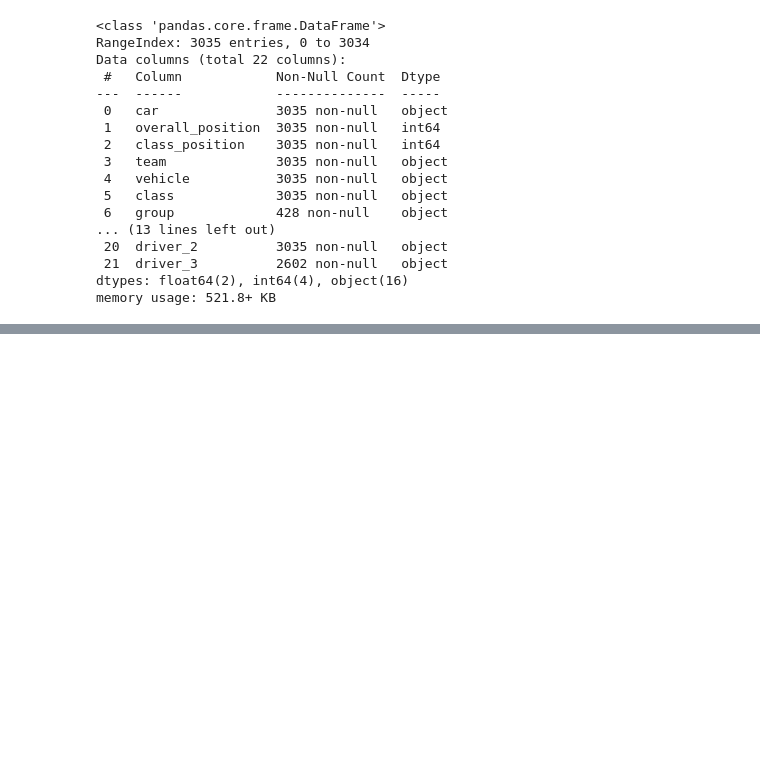
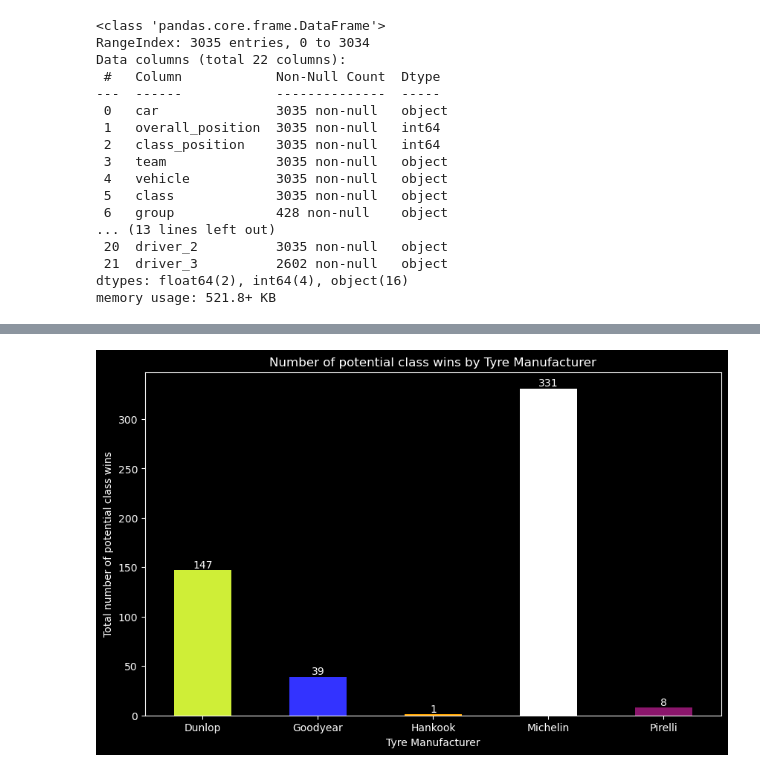
Before and after one commit to FelipeLRoll/wec-analysis, a Jupyter notebook: Notebooks/wec_analysis.ipynb, the cells around one changed output, grey strips where cells are left out. Cells and saved outputs as stored; diff of their text form; code cells hidden in the pictures; blank space fills up the shorter version.

```diff
--- a/Notebooks/wec_analysis.ipynb
+++ b/Notebooks/wec_analysis.ipynb
@@ -272,0 +243,5 @@ wec_analysis.to_csv('C:\Data Science\\Projetos\\wec-analysis\\Notebooks\\wec_dat
+# %%
+#total number of classes each tyre manufacturer participated in a season
+manufacturer_class_count = wec_analysis.groupby(['season', 'tyres'])['class'].nunique() * wec_analysis.groupby(['season', 'tyres'])['race'].nunique()
+
+print(manufacturer_class_count)
@@ -272,0 +266,5 @@ wec_analysis.to_csv('C:\Data Science\\Projetos\\wec-analysis\\Notebooks\\wec_dat
+# %%
+#total number of classes each tyre manufacturer participated in every season
+manufacturer_class_sum = manufacturer_class_count.groupby('tyres').sum()
+
+print(manufacturer_class_sum)
@@ -272,0 +279,19 @@ wec_analysis.to_csv('C:\Data Science\\Projetos\\wec-analysis\\Notebooks\\wec_dat
+# %%
+#creating the plot to show in a visual way
+plt.style.use('dark_background')
+
+colors = ['#CFEE37', '#3333FF', '#FFA500', '#FFFFFF', '#8B166C']  # Define colors for each bar
+
+plt.figure(figsize=(10, 6))
+manufacturer_class_sum.plot(kind='bar', color=colors)
+
+for i, value in enumerate(manufacturer_class_sum):
+    plt.text(i, value, str(value), ha='center', va='bottom')
+
+plt.xlabel('Tyre Manufacturer')
+plt.xticks(rotation=0)
+plt.ylabel('Total number of potential class wins')
+plt.title('Number of potential class wins by Tyre Manufacturer')
+plt.show()
+# %% [output]
+[figure, added]
```
Also changed, not shown: parts of 66 cells of this notebook, 3 other files.
